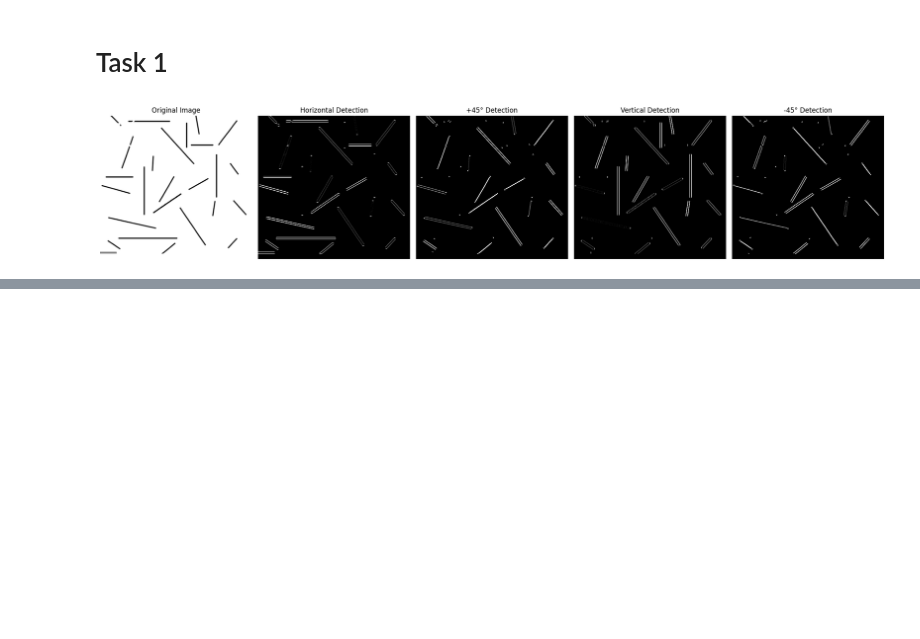
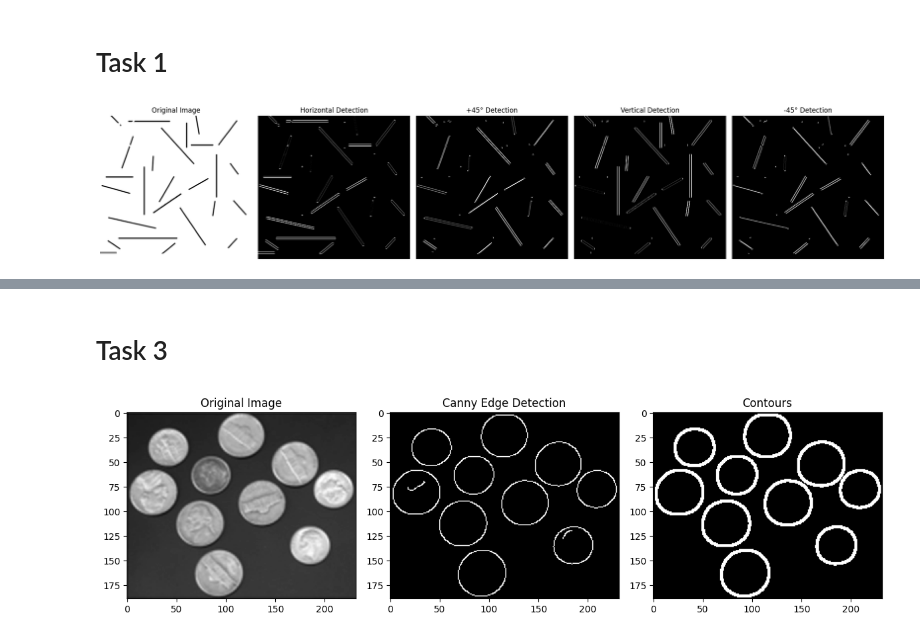
Before and after one commit to Abdullah-Khalil123/DIP-LAB, a Jupyter notebook: DIP Lab 10/code.ipynb, the cells around one changed output, grey strips where cells are left out. Saved outputs shown, nothing was run; the diff lists cells and outputs as text; code cells hidden in the pictures; blank space fills up the shorter version.

```diff
--- a/DIP Lab 10/code.ipynb
+++ b/DIP Lab 10/code.ipynb
@@ -50,0 +105,32 @@ plt.show()
+# %% [markdown]
+# Task 3
+# %%
+image = cv2.imread("coin.png", cv2.IMREAD_GRAYSCALE)
+
+blurred_image = cv2.GaussianBlur(image, (5, 5), 0)
+
+edges = cv2.Canny(blurred_image, threshold1=100, threshold2=200)
+
+contours, _ = cv2.findContours(edges, cv2.RETR_EXTERNAL, cv2.CHAIN_APPROX_SIMPLE)
+
+output_image = np.zeros_like(image)
+cv2.drawContours(output_image, contours, -1, (255, 255, 255), 2)
+
+plt.figure(figsize=(12, 6))
+
+plt.subplot(1, 3, 1)
+plt.imshow(image, cmap="gray")
+plt.title("Original Image")
+
+plt.subplot(1, 3, 2)
+plt.imshow(edges, cmap="gray")
+plt.title("Canny Edge Detection")
+
+plt.subplot(1, 3, 3)
+plt.imshow(output_image, cmap="gray")
+plt.title("Contours")
+
+plt.tight_layout()
+plt.show()
+# %% [output]
+[figure, added]
```
Also changed, not shown: parts of 4 cells of this notebook, 1 other file.
